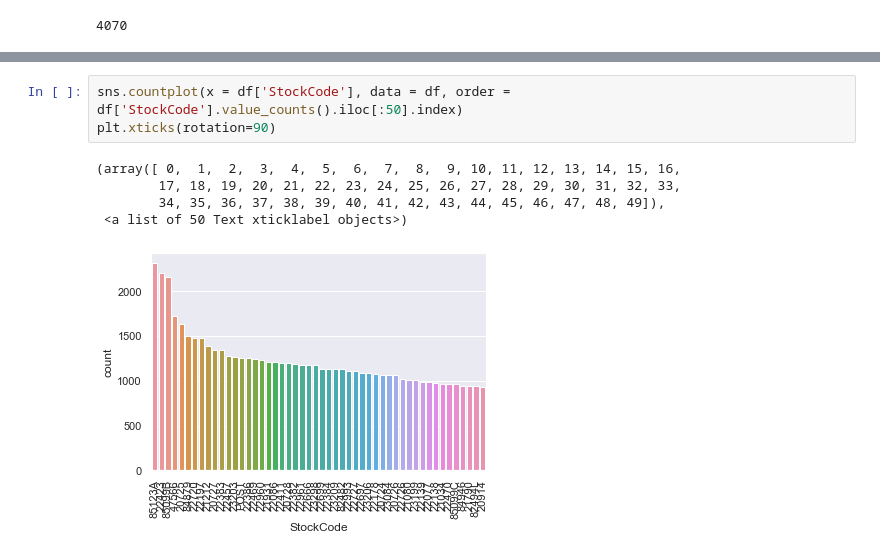
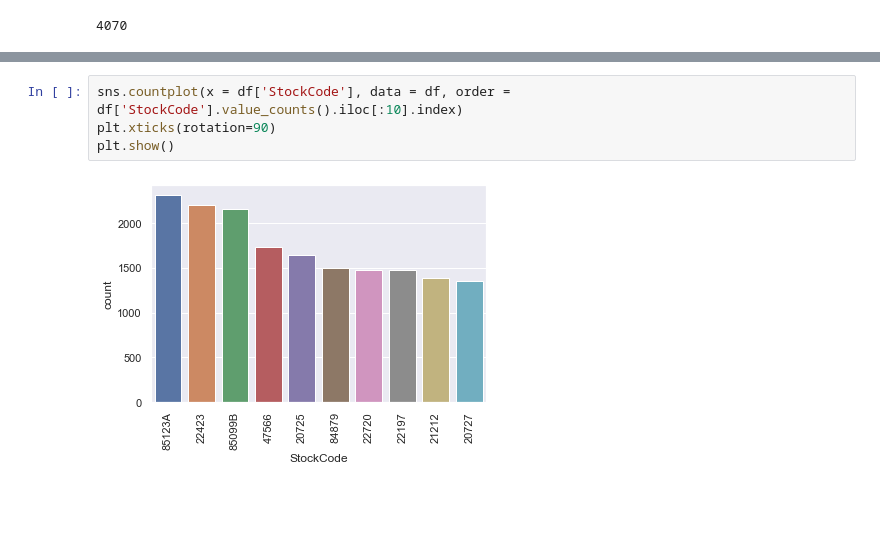
Before and after one commit to arnavdutta/Market-Basket-Analysis, a Jupyter notebook: market-basket-analysis.ipynb, the cells around one changed output, grey strips where cells are left out. Drawn from its saved outputs; the diff is of its cells as text; blank space fills up the shorter version.

```diff
--- a/market-basket-analysis.ipynb
+++ b/market-basket-analysis.ipynb
@@ -92,9 +115,6 @@ Name: StockCode, Length: 4070, dtype: int64
 # %%
-sns.countplot(x = df['StockCode'], data = df, order = df['StockCode'].value_counts().iloc[:50].index)
+sns.countplot(x = df['StockCode'], data = df, order = df['StockCode'].value_counts().iloc[:10].index)
 plt.xticks(rotation=90)
+plt.show()
 # %% [output]
-(array([ 0,  1,  2,  3,  4,  5,  6,  7,  8,  9, 10, 11, 12, 13, 14, 15, 16,
-        17, 18, 19, 20, 21, 22, 23, 24, 25, 26, 27, 28, 29, 30, 31, 32, 33,
-        34, 35, 36, 37, 38, 39, 40, 41, 42, 43, 44, 45, 46, 47, 48, 49]),
- <a list of 50 Text xticklabel objects>)
-[figure, old version]
+[figure, new version]
```
Also changed, not shown: parts of 2 cells of this notebook.
